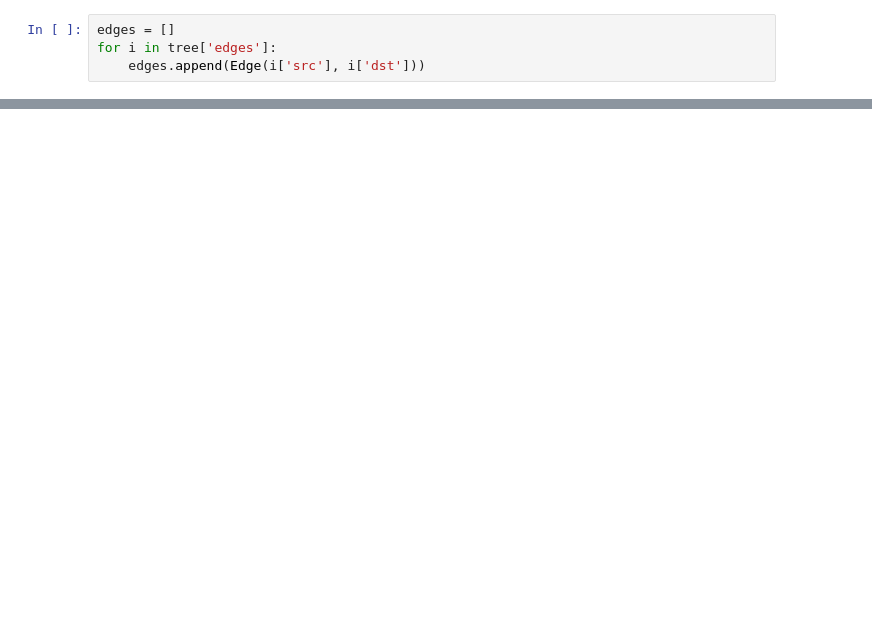
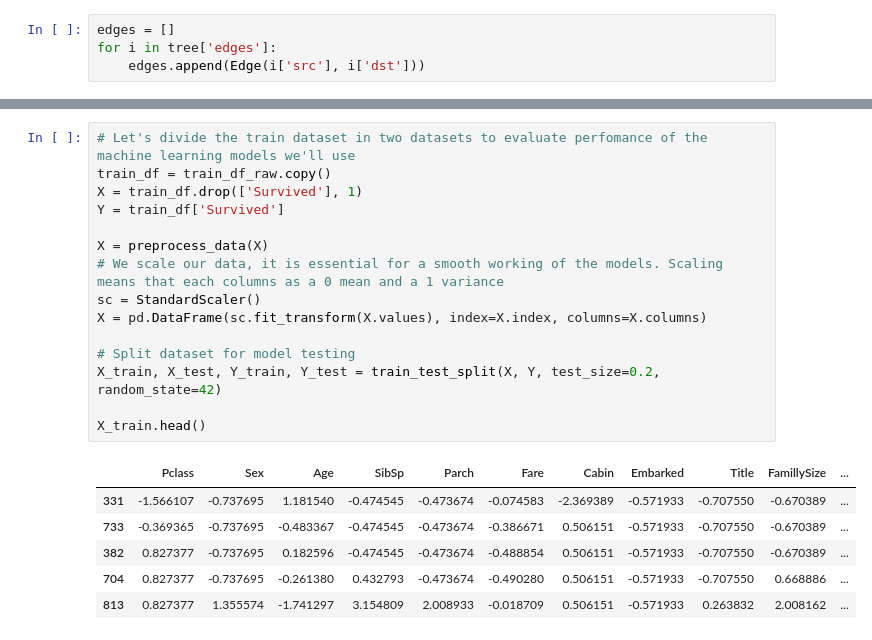
Before and after one commit to luisguiserrano/manning, a Jupyter notebook: Chapter 5 - Decision Trees/Decision Trees.ipynb, the cells around one changed output, grey strips where cells are left out. Saved outputs shown, nothing was run; the diff lists cells and outputs as text; blank space fills up the shorter version.

```diff
--- a/Chapter 5 - Decision Trees/Decision Trees.ipynb
+++ b/Chapter 5 - Decision Trees/Decision Trees.ipynb
@@ -133,0 +333,22 @@ plt.show()
+# %%
+# Let's divide the train dataset in two datasets to evaluate perfomance of the machine learning models we'll use
+train_df = train_df_raw.copy()
+X = train_df.drop(['Survived'], 1)
+Y = train_df['Survived']
+
+X = preprocess_data(X)
+# We scale our data, it is essential for a smooth working of the models. Scaling means that each columns as a 0 mean and a 1 variance
+sc = StandardScaler()
+X = pd.DataFrame(sc.fit_transform(X.values), index=X.index, columns=X.columns)
+
+# Split dataset for model testing
+X_train, X_test, Y_train, Y_test = train_test_split(X, Y, test_size=0.2, random_state=42)
+
+X_train.head()
+# %% [output]
+|  | Pclass | Sex | Age | SibSp | Parch | Fare | Cabin | Embarked | Title | FamillySize | ... |
+| 331 | -1.566107 | -0.737695 | 1.181540 | -0.474545 | -0.473674 | -0.074583 | -2.369389 | -0.571933 | -0.707550 | -0.670389 | ... |
+| 733 | -0.369365 | -0.737695 | -0.483367 | -0.474545 | -0.473674 | -0.386671 | 0.506151 | -0.571933 | -0.707550 | -0.670389 | ... |
+| 382 | 0.827377 | -0.737695 | 0.182596 | -0.474545 | -0.473674 | -0.488854 | 0.506151 | -0.571933 | -0.707550 | -0.670389 | ... |
+| 704 | 0.827377 | -0.737695 | -0.261380 | 0.432793 | -0.473674 | -0.490280 | 0.506151 | -0.571933 | -0.707550 | 0.668886 | ... |
+| 813 | 0.827377 | 1.355574 | -1.741297 | 3.154809 | 2.008933 | -0.018709 | 0.506151 | -0.571933 | 0.263832 | 2.008162 | ... |
```
Also changed, not shown: parts of 49 cells of this notebook, 5 other files.
